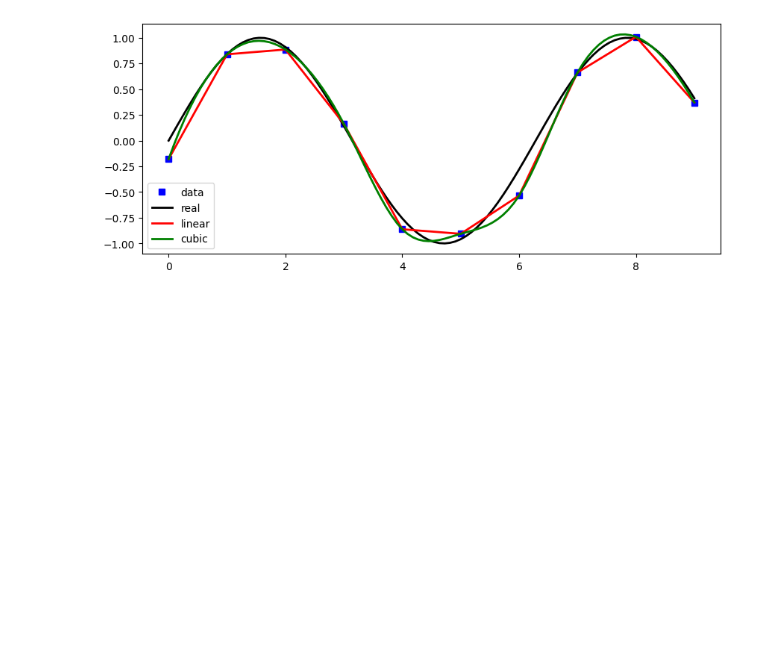
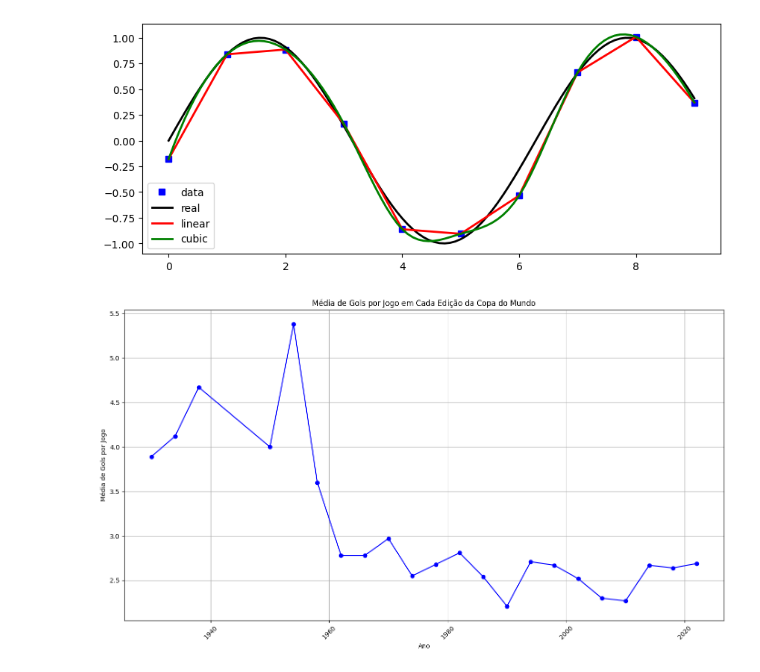
Before and after one commit to pablopasquim/data-flow, a Jupyter notebook: Graphic.ipynb, the cells around one changed output. Saved outputs shown, nothing was run; the diff lists cells and outputs as text; code cells hidden in the pictures; blank space fills up the shorter version.

Commit message:
Adicionado os gráficos de média de gols por edição de cada copa do mundo

```diff
--- a/Graphic.ipynb
+++ b/Graphic.ipynb
@@ -83,3 +83,42 @@ ax.legend(loc=3)
 show()
 # %% [output]
 [figure]
+# %%
+import numpy as np
+import pandas as pd
+import matplotlib.pyplot as plt
+
+# Dados das médias de gols
+anos = [
+    1930, 1934, 1938, 1950, 1954, 1958, 1962, 1966, 1970, 1974,
+    1978, 1982, 1986, 1990, 1994, 1998, 2002, 2006, 2010, 2014,
+    2018, 2022
+]
+medias_gols = [
+    3.89, 4.12, 4.67, 4.00, 5.38, 3.60, 2.78, 2.78, 2.97, 2.55,
+    2.68, 2.81, 2.54, 2.21, 2.71, 2.67, 2.52, 2.30, 2.27, 2.67,
+    2.64, 2.69
+]
+
+# Criar um DataFrame para os dados
+df = pd.DataFrame({
+    'Ano': anos,
+    'Média de Gols': medias_gols
+})
+
+# Configurar o gráfico
+plt.figure(figsize=(14, 8))
+plt.plot(df['Ano'], df['Média de Gols'], marker='o', linestyle='-', color='b')
+
+# Adicionar títulos e rótulos
+plt.title('Média de Gols por Jogo em Cada Edição da Copa do Mundo')
+plt.xlabel('Ano')
+plt.ylabel('Média de Gols por Jogo')
+plt.grid(True)
+plt.xticks(rotation=45)
+plt.tight_layout()
+
+# Mostrar o gráfico
+plt.show()
+# %% [output]
+[figure, added]
```
